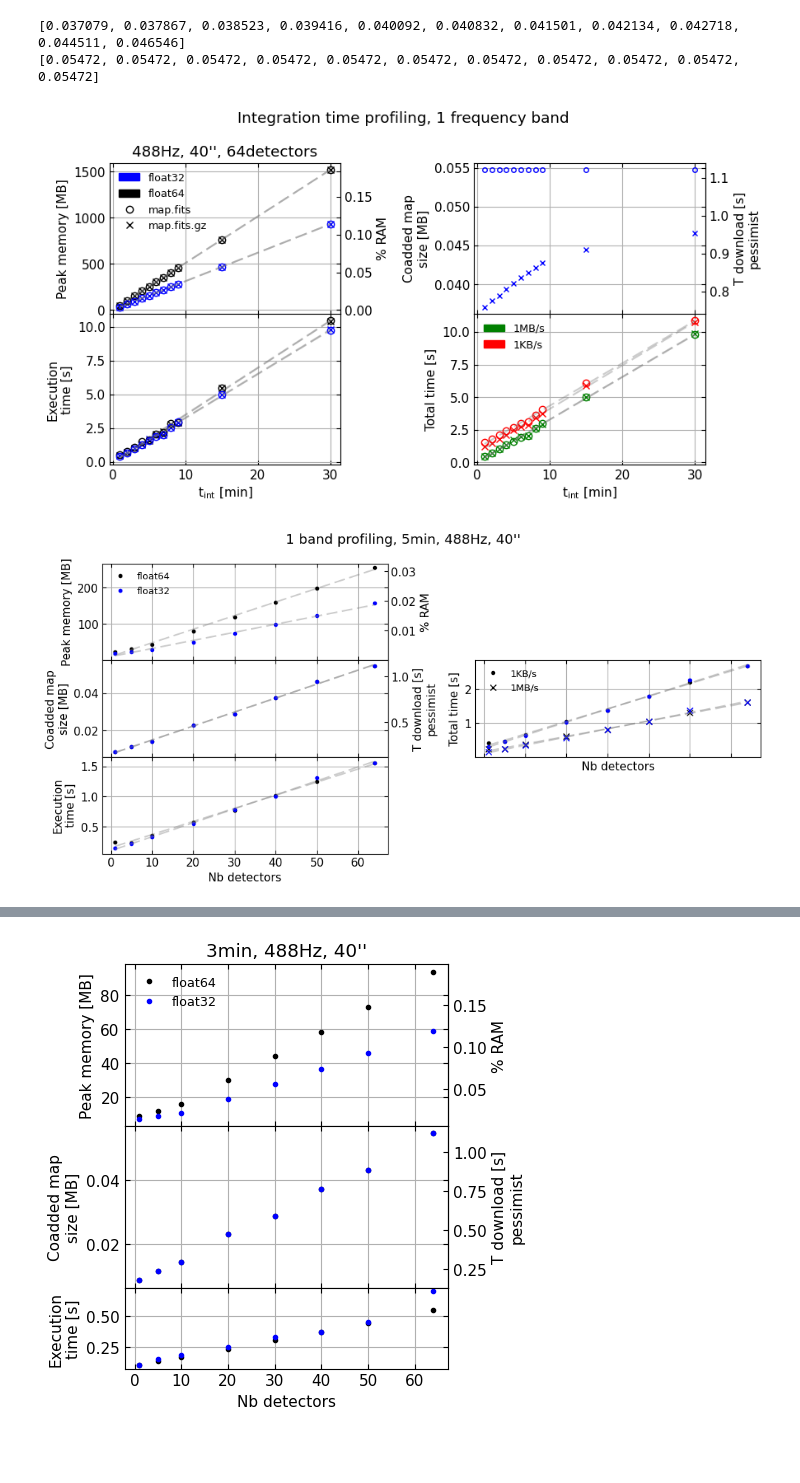
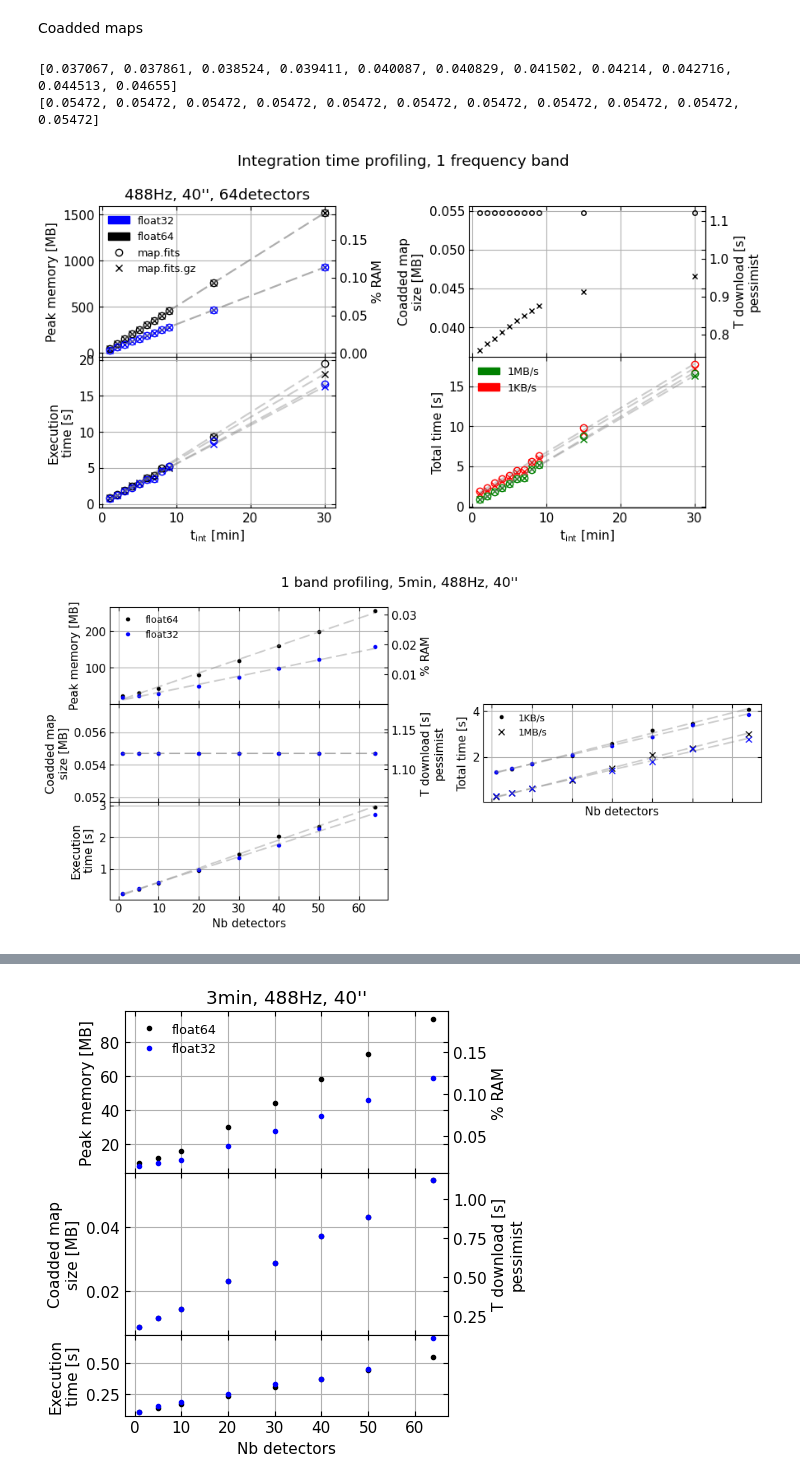
Before and after one commit to tim-balloon/TIM_analysis, a Jupyter notebook: namap/profiling.ipynb, the cells around one changed output, grey strips where cells are left out. Drawn from its saved outputs; the diff is of its cells as text; code cells hidden in the pictures; blank space fills up the shorter version.

```diff
--- a/namap/profiling.ipynb
+++ b/namap/profiling.ipynb
@@ -33,7 +39,8 @@ matplotlib.rcParams.update({'lines.dashed_pattern':[7,3]})
+# %% [markdown]
+Coadded maps
 # %%
-file_perfs = 'fits_and_hdf5/namap_perf_profiling.p'
+file_perfs = 'fits_and_hdf5/namap_perf_profiling_coadded_maps.p'
 perfs = pickle.load( open(file_perfs, 'rb'))
-RAM_MB = 8 *1024
 # %%
 fig, axs = plt.subplots(2,2,figsize=(9,5), sharex=True)#,gridspec_kw={'height_ratios': [2, 2, 1]})
 fig.suptitle("Integration time profiling, 1 frequency band")
@@ -42,7 +49,7 @@ key = 'profiling vs tod time'
 key2 = "t_int"
 
 for map_compression, marker in zip(('coadd.fits.gz', 'coadd.fits'), ('x','o')):
-    axb.plot(perfs[key][key2], perfs[key]['float64'][map_compression]['output size [MB]'], marker,mfc='none',mec=color, markersize=4)
+    axb.plot(perfs[key][key2], perfs[key]['float64'][map_compression]['output size [MB]'], marker,mfc='none',mec='k', markersize=4)
     print(perfs[key]['float64'][map_compression]['output size [MB]'])
 
     for precision, color in zip(('float64', 'float32'),('k','b','r')):
@@ -82,35 +89,35 @@ patch = mlines.Line2D([], [], color='k', linestyle='None',marker='x',  label='ma
 axm.legend(handles=patchs)
 
 patchs = []
 patch = mpatches.Patch(color='g', label='1MB/s'); patchs.append(patch);
 patch = mpatches.Patch(color='r', label='1KB/s'); patchs.append(patch);
 axT.legend(handles=patchs)
 
 
 def f_to_z(x): return x/ (8 *1024)
 secax = axm.secondary_yaxis("right", functions=(f_to_z,f_to_z))
 secax.set_ylabel(f'% RAM')
 
 def f_to_z(x): return x/0.048828125
 secax = axb.secondary_yaxis("right", functions=(f_to_z,f_to_z))
 secax.set_ylabel(f'T download [s]\npessimist')
 
 ymin, ymax = axm.get_ylim()
 #axm.set_yticks(np.arange(int(0), int(ymax)+10, 150))
 axm.set_ylabel('Peak memory [MB]')
 axt.set_ylabel('Execution\ntime [s]')
 axT.set_ylabel('Total time [s]')
 axm.set_title("488Hz, 40'', 64detectors")
 axt.set_xlabel("$\\rm t_{int}$ [min]")
 axT.set_xlabel("$\\rm t_{int}$ [min]")
 axb.set_ylabel('Coadded map\nsize [MB]')
 
 fig.tight_layout()
 fig.subplots_adjust(hspace=0)
 # %% [output]
-[0.037079, 0.037867, 0.038523, 0.039416, 0.040092, 0.040832, 0.041501, 0.042134, 0.042718, 0.044511, 0.046546]
+[0.037067, 0.037861, 0.038524, 0.039411, 0.040087, 0.040829, 0.041502, 0.04214, 0.042716, 0.044513, 0.04655]
 [0.05472, 0.05472, 0.05472, 0.05472, 0.05472, 0.05472, 0.05472, 0.05472, 0.05472, 0.05472, 0.05472]
-[figure, old version]
+[figure, new version]
 # %%
 fig, axs = plt.subplots(3,2,figsize=(10,5), sharex=True,)
 axm, axb, axt, axT = axs[0,0], axs[1,0], axs[2,0],axs[1,1]
@@ -190,7 +197,7 @@ axT.set_xlabel("Nb detectors")
 fig.tight_layout()
 fig.subplots_adjust(hspace=0)
 # %% [output]
-[figure, old version]
+[figure, new version]
 # %%
 fig, axs = plt.subplots(3,2,figsize=(10,5), sharex=True,)
 axm, axb, axt, axT = axs[0,0], axs[1,0], axs[2,0],axs[1,1]
```
Also changed, not shown: parts of 9 cells of this notebook, 5 other files.
